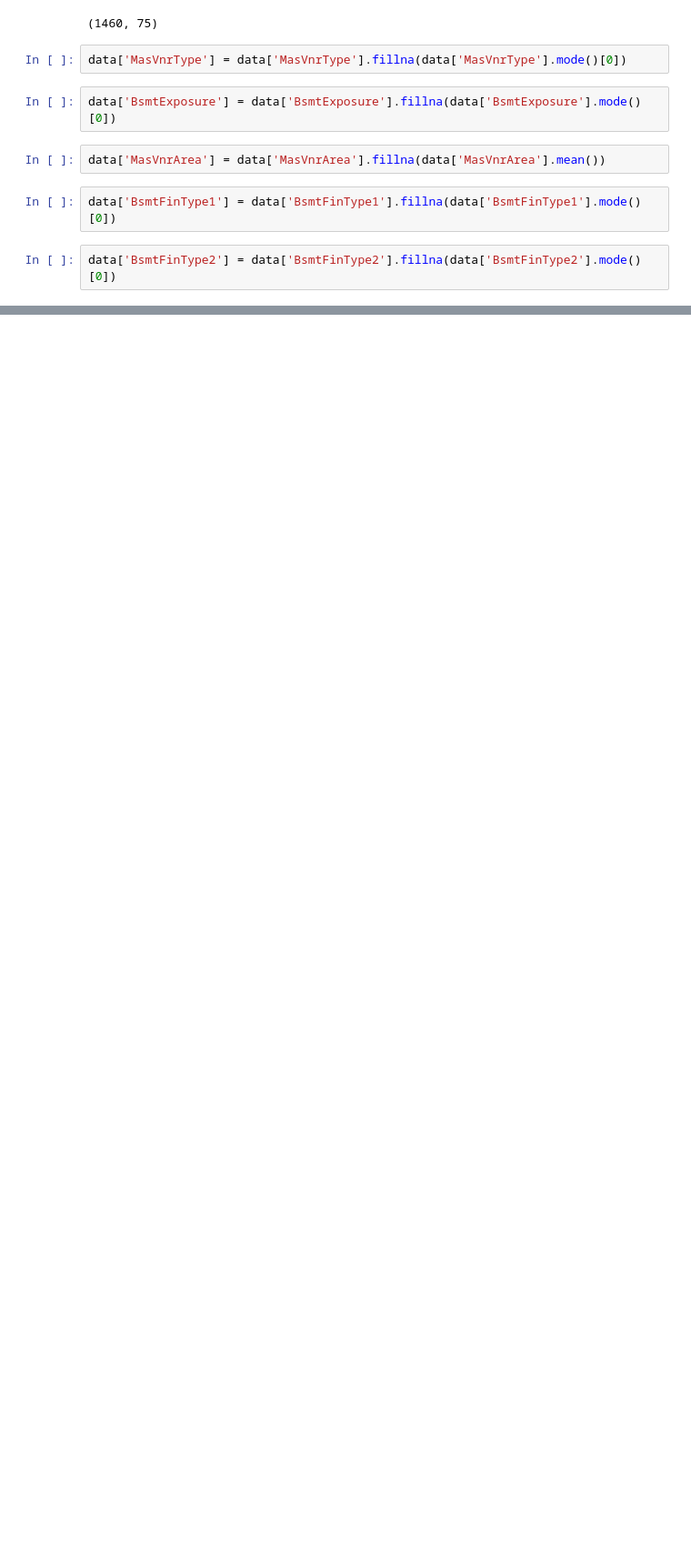
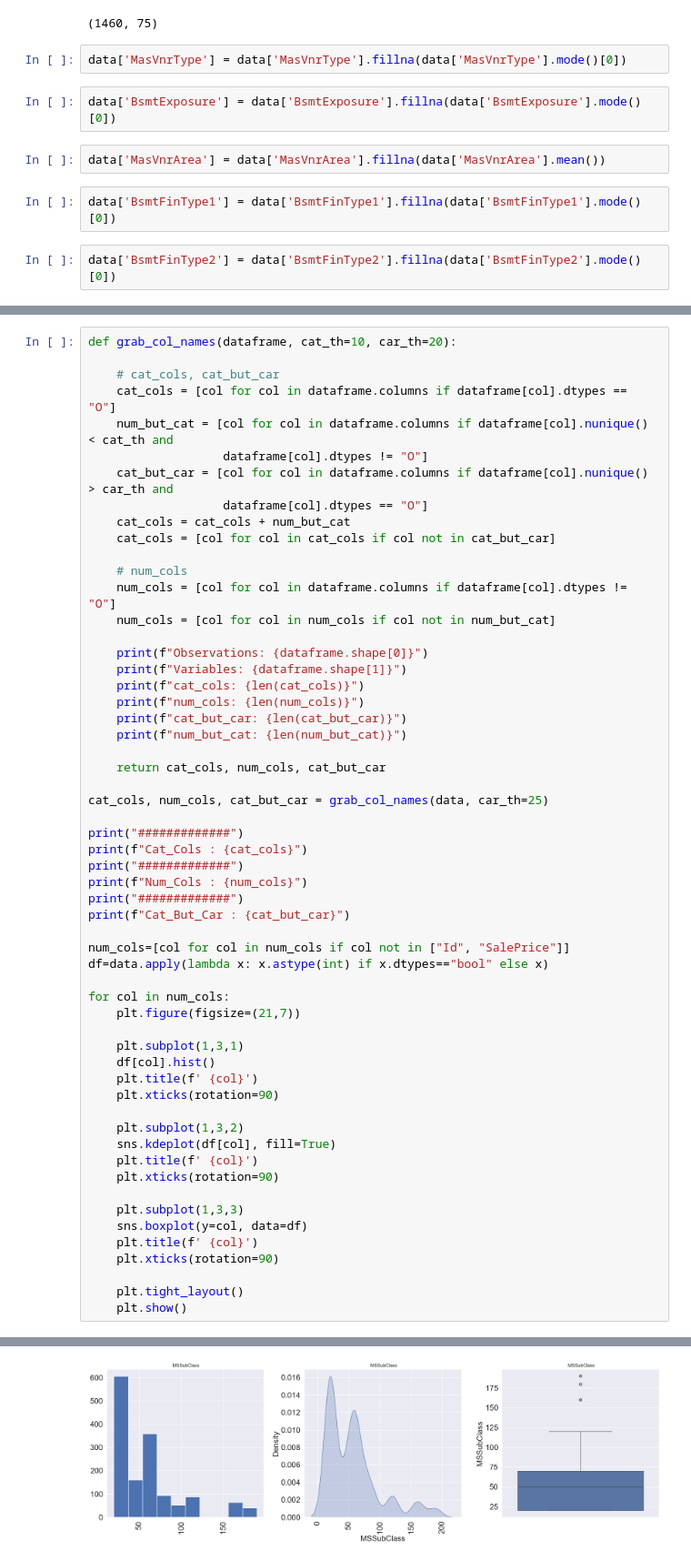
Before and after one commit to hederkosher/PythonProject4, a Jupyter notebook: Step1.ipynb, the cells around one changed output, grey strips where cells are left out. Shown at 91% size. Cells and saved outputs as stored; diff of their text form; blank space fills up the shorter version.

```diff
--- a/Step1.ipynb
+++ b/Step1.ipynb
@@ -234,0 +247,58 @@ plt.show()
+# %%
+def grab_col_names(dataframe, cat_th=10, car_th=20):
+
+    # cat_cols, cat_but_car
+    cat_cols = [col for col in dataframe.columns if dataframe[col].dtypes == "O"]
+    num_but_cat = [col for col in dataframe.columns if dataframe[col].nunique() < cat_th and
+                   dataframe[col].dtypes != "O"]
+    cat_but_car = [col for col in dataframe.columns if dataframe[col].nunique() > car_th and
+                   dataframe[col].dtypes == "O"]
+    cat_cols = cat_cols + num_but_cat
+    cat_cols = [col for col in cat_cols if col not in cat_but_car]
+
+    # num_cols
+    num_cols = [col for col in dataframe.columns if dataframe[col].dtypes != "O"]
+    num_cols = [col for col in num_cols if col not in num_but_cat]
+
+    print(f"Observations: {dataframe.shape[0]}")
+    print(f"Variables: {dataframe.shape[1]}")
+    print(f"cat_cols: {len(cat_cols)}")
+    print(f"num_cols: {len(num_cols)}")
+    print(f"cat_but_car: {len(cat_but_car)}")
+    print(f"num_but_cat: {len(num_but_cat)}")
+
+    return cat_cols, num_cols, cat_but_car
+
+cat_cols, num_cols, cat_but_car = grab_col_names(data, car_th=25)
+
+print("#############")
+print(f"Cat_Cols : {cat_cols}")
+print("#############")
+print(f"Num_Cols : {num_cols}")
+print("#############")
+print(f"Cat_But_Car : {cat_but_car}")
+
+num_cols=[col for col in num_cols if col not in ["Id", "SalePrice"]]
+df=data.apply(lambda x: x.astype(int) if x.dtypes=="bool" else x)
+
+for col in num_cols:
+    plt.figure(figsize=(21,7))
+
+    plt.subplot(1,3,1)
+    df[col].hist()
+    plt.title(f' {col}')
+    plt.xticks(rotation=90)
+
+    plt.subplot(1,3,2)
+    sns.kdeplot(df[col], fill=True)
+    plt.title(f' {col}')
+    plt.xticks(rotation=90)
+
+    plt.subplot(1,3,3)
+    sns.boxplot(y=col, data=df)
+    plt.title(f' {col}')
+    plt.xticks(rotation=90)
+
+    plt.tight_layout()
+    plt.show()
+# %% [output]
@@ -234,0 +317 @@ plt.show()
+[figure, added]
```
Also changed, not shown: parts of 7 cells of this notebook.
